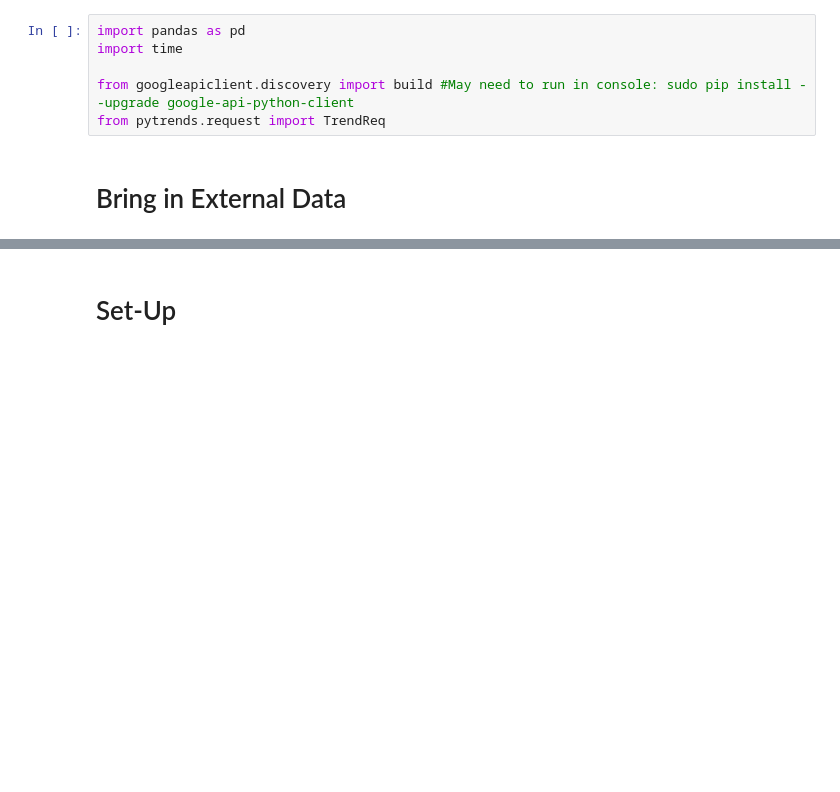
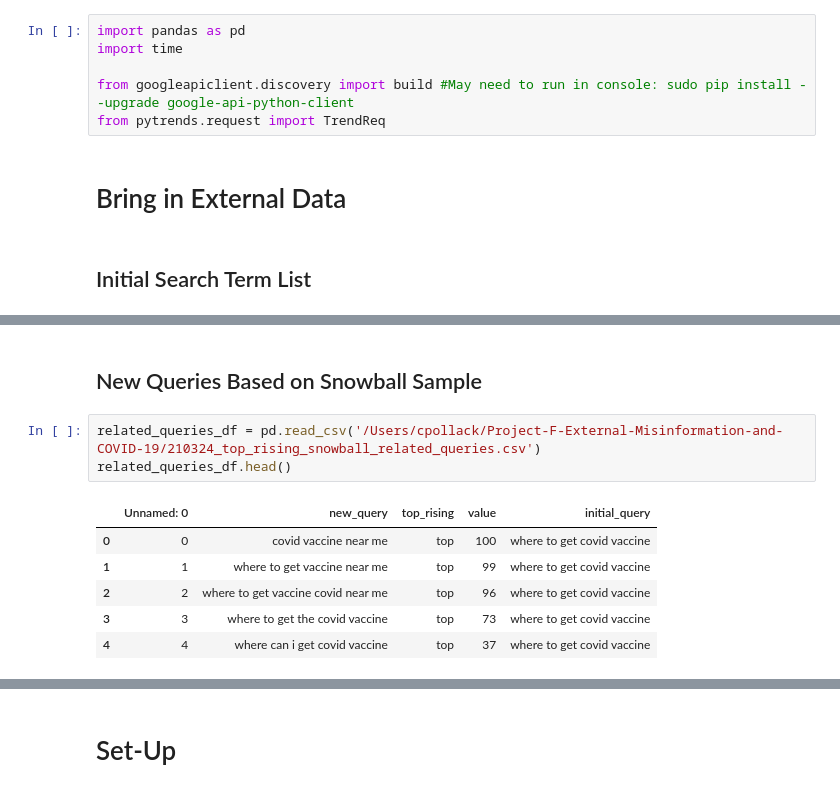
Before and after one commit to COVID19-DVRN/Project-F-External-Misinformation-and-COVID-19, a Jupyter notebook: api_data_pull.ipynb, the cells around one changed output, grey strips where cells are left out. Saved outputs shown, nothing was run; the diff lists cells and outputs as text; blank space fills up the shorter version.

```diff
--- a/api_data_pull.ipynb
+++ b/api_data_pull.ipynb
@@ -8,6 +8,8 @@ from googleapiclient.discovery import build #May need to run in console: sudo pi
 from pytrends.request import TrendReq
 # %% [markdown]
 # Bring in External Data
+# %% [markdown]
+## Initial Search Term List
 # %%
 # Search Terms list:
 search_terms = pd.read_csv("/Users/cpollack/Documents/GST & Wiki Brainstorm - GST.csv")
@@ -19,3 +21,15 @@ search_terms.head()
 | 2 | "covid vaccine mandatory" | Areas with more vaccine hesitancy... | Shagun | Given Maia's previous query I was... | https://trends.google.com/trends/... | NaN | Avoidance |
 | 3 | "vaccine infertility" | A vaccine myth suggesting that th... | Shagun | https://www.nytimes.com/2020/12/1... | https://trends.google.com/trends/... | NaN | Myths/Conspiracy Theories |
 | 4 | "covid vaccine safe" | Higher levels may denote more con... | Catherine | NaN | https://trends.google.com/trends/... | NaN | General |
+# %% [markdown]
+## New Queries Based on Snowball Sample
+# %%
+related_queries_df = pd.read_csv('/Users/cpollack/Project-F-External-Misinformation-and-COVID-19/210324_top_rising_snowball_related_queries.csv')
+related_queries_df.head()
+# %% [output]
+|  | Unnamed: 0 | new_query | top_rising | value | initial_query |
+| 0 | 0 | covid vaccine near me | top | 100 | where to get covid vaccine |
+| 1 | 1 | where to get vaccine near me | top | 99 | where to get covid vaccine |
+| 2 | 2 | where to get vaccine covid near me | top | 96 | where to get covid vaccine |
+| 3 | 3 | where to get the covid vaccine | top | 73 | where to get covid vaccine |
+| 4 | 4 | where can i get covid vaccine | top | 37 | where to get covid vaccine |
```
Also changed, not shown: parts of 14 cells of this notebook, 2 other files.
